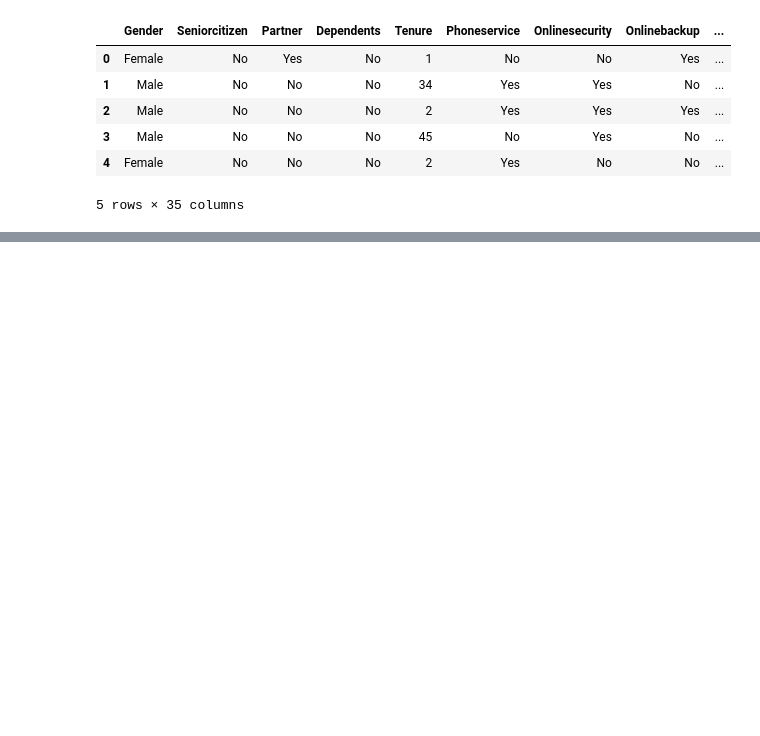
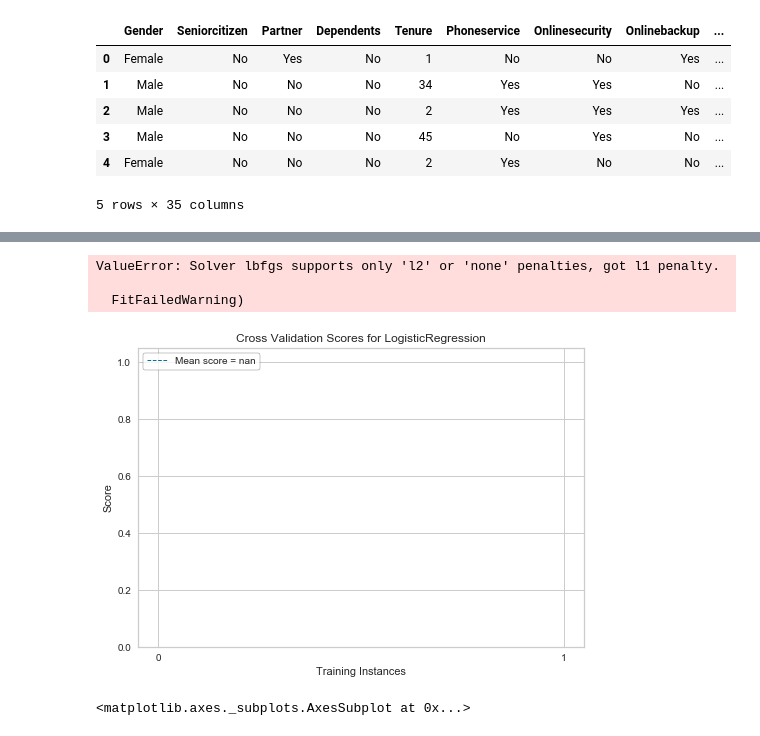
Before and after one commit to NextLmabda/classMaterials, a Jupyter notebook: projectDemo/DEMO/run.ipynb, the cells around one changed output, grey strips where cells are left out. Saved outputs shown, nothing was run; the diff lists cells and outputs as text; code cells hidden in the pictures; blank space fills up the shorter version.

```diff
--- a/projectDemo/DEMO/run.ipynb
+++ b/projectDemo/DEMO/run.ipynb
@@ -117,0 +357,3 @@ df.to_csv('Model_DataFrame.csv')
+# %%
+pca  = PCA(n_components = 4)
+X_pca = pca.fit_transform(X)
@@ -117,0 +367,16 @@ df.to_csv('Model_DataFrame.csv')
+# %%
+X_train, X_test, y_train, y_test = train_test_split(X_pca, y, test_size = .3, random_state = 1000, stratify = y)
+# %%
+cv = StratifiedKFold(n_splits = 10, random_state = 42)
+# %%
+model_log = LogisticRegression(penalty='l1', C = 100)
+visualizer = CVScores(model_log, cv = cv, scoring = 'f1_weighted')
+# %%
+visualizer.fit(X_train, y_train)
+visualizer.show()
+# %% [output]
+ValueError: Solver lbfgs supports only 'l2' or 'none' penalties, got l1 penalty.
+
+  FitFailedWarning)
+[figure, added]
+<matplotlib.axes._subplots.AxesSubplot at 0x...>
```
Also changed, not shown: parts of 50 cells of this notebook, 6 other files.
